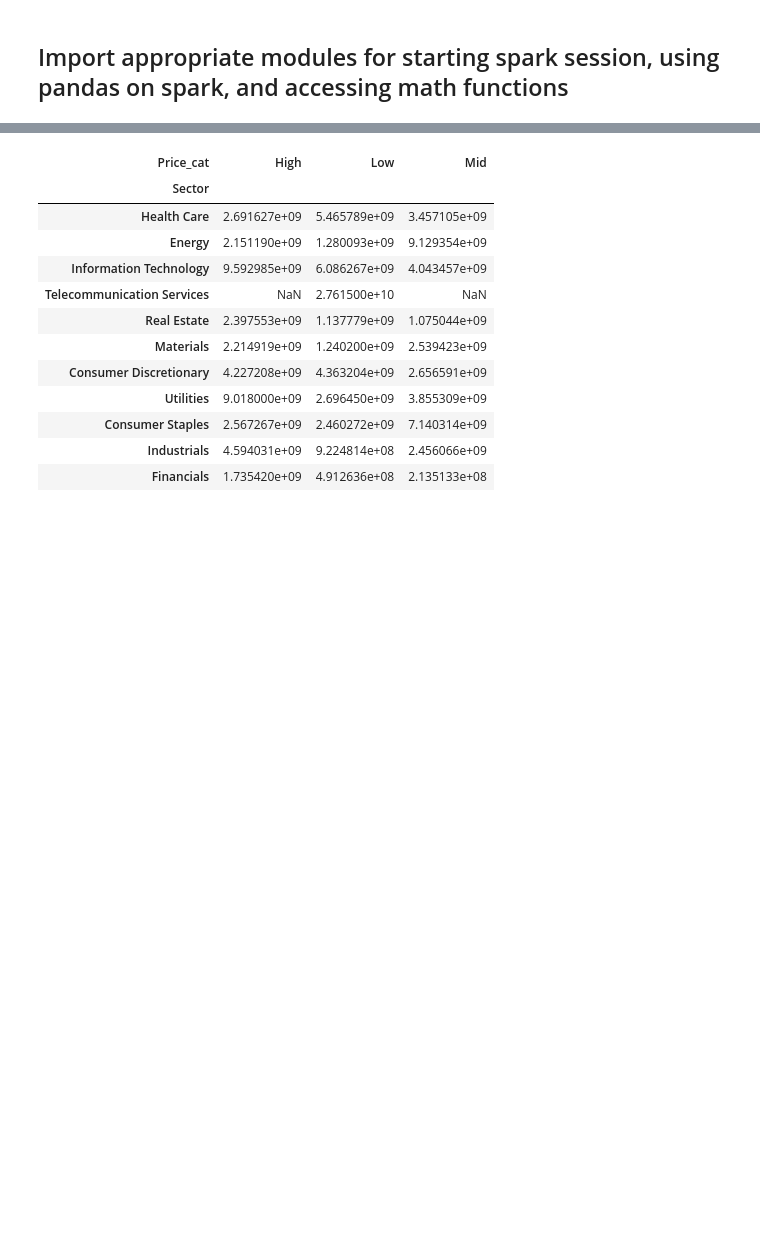
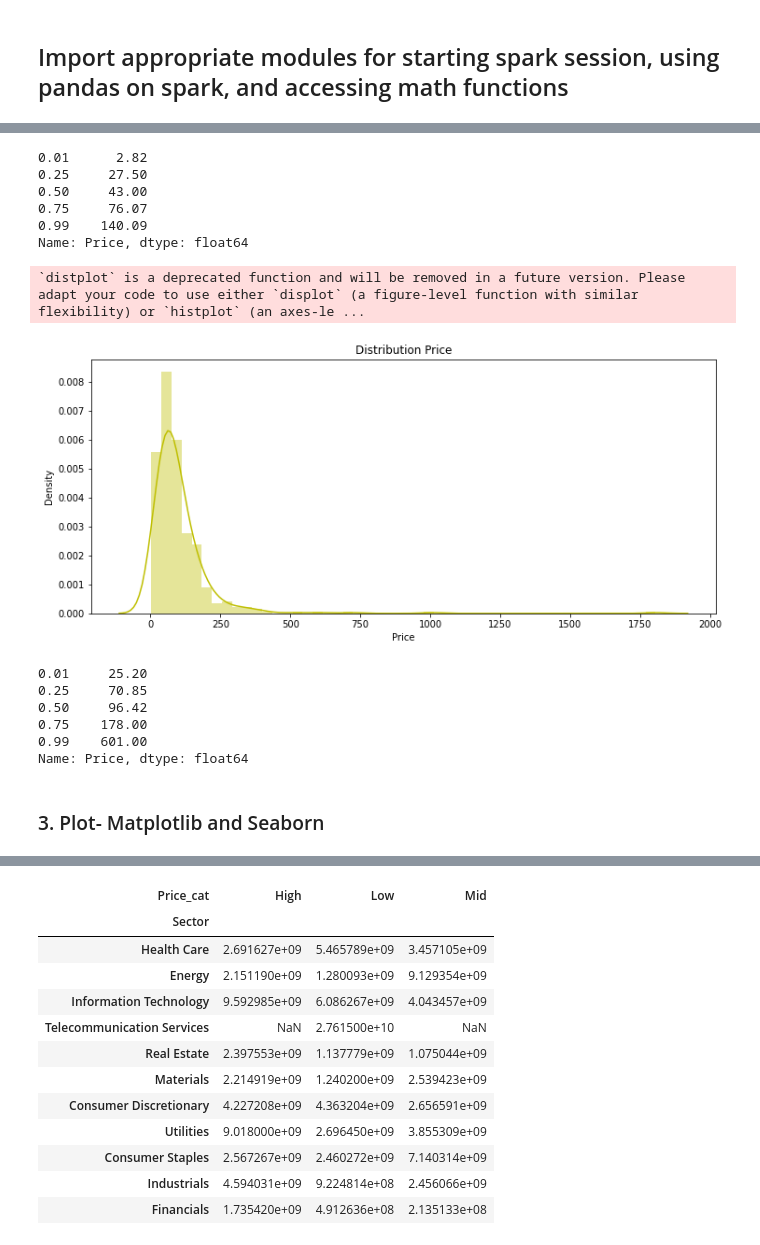
Before and after one commit to atbiggie/ST590FinalProject, a Jupyter notebook: FinalProjectGroup16.ipynb, the cells around one changed output, grey strips where cells are left out. Cells and saved outputs as stored; diff of their text form; code cells hidden in the pictures; blank space fills up the shorter version.

Commit message:
Add files via upload
updated version2

```diff
--- a/FinalProjectGroup16.ipynb
+++ b/FinalProjectGroup16.ipynb
@@ -197,0 +260,39 @@ fintrain.describe()
+# %%
+# different sectors price pencentile and check the outlier
+# Find quantiles of Price
+#fintrain is ponda_on_sprak
+findata_pd_energy=fintrain[fintrain['Sector']=="Energy"]
+len(findata_pd_energy)
+findata_pd_energy.Price.quantile([0.01, 0.25, 0.5, 0.75, 0.99])
+# %% [output]
+0.01      2.82
+0.25     27.50
+0.50     43.00
+0.75     76.07
+0.99    140.09
+Name: Price, dtype: float64
+# %%
+ #distribution of price
+train_pd=train.toPandas()
+pl.figure(figsize=(12,5))
+pl.title("Distribution Price")
+ax = sns.distplot(train_pd["Price"], color = 'y')
+# %% [output]
+`distplot` is a deprecated function and will be removed in a future version. Please adapt your code to use either `displot` (a figure-level function with similar flexibility) or `histplot` (an axes-le ...
+[figure, added]
+# %%
+# different sectors price pencentile and check the outlier
+# Find quantiles of Price
+#fintrain is ponda_on_sprak
+findata_pd_HealthCare=fintrain[fintrain['Sector']=="Health Care"]
+len(findata_pd_HealthCare)
+findata_pd_HealthCare.Price.quantile([0.01, 0.25, 0.5, 0.75, 0.99])
+# %% [output]
+0.01     25.20
+0.25     70.85
+0.50     96.42
+0.75    178.00
+0.99    601.00
+Name: Price, dtype: float64
+# %% [markdown]
+### 3. Plot- Matplotlib and Seaborn
```
Also changed, not shown: parts of 39 cells of this notebook.
